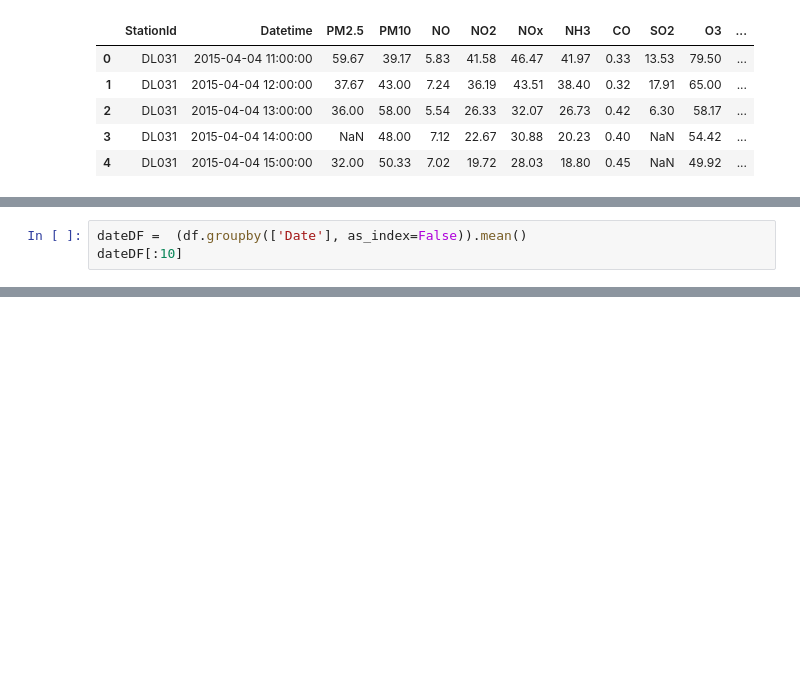
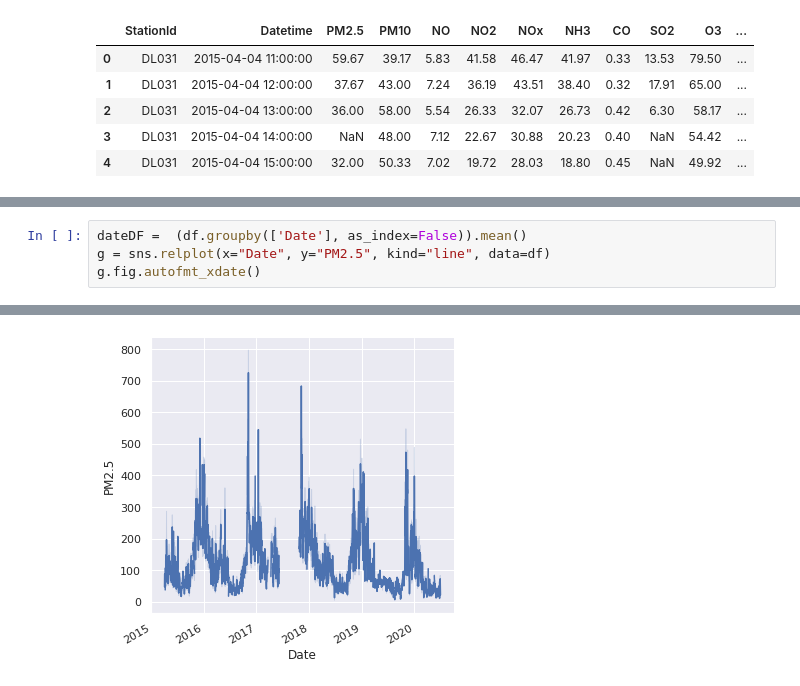
Before and after one commit to gupta-anmol/air-quality-prediction, a Jupyter notebook: main.ipynb, the cells around one changed output, grey strips where cells are left out. Saved outputs shown, nothing was run; the diff lists cells and outputs as text; blank space fills up the shorter version.

```diff
--- a/main.ipynb
+++ b/main.ipynb
@@ -247,4 +245,5 @@ sns.heatmap(corrdf, annot = True, vmin=-1, vmax=1, center= 0, cmap= 'coolwarm',
 # %%
 dateDF =  (df.groupby(['Date'], as_index=False)).mean()
-dateDF[:10]
+g = sns.relplot(x="Date", y="PM2.5", kind="line", data=df)
+g.fig.autofmt_xdate()
 # %% [output]
@@ -261,0 +250 @@ dateDF[:10]
+[figure, added]
```
Also changed, not shown: parts of 8 cells of this notebook.
